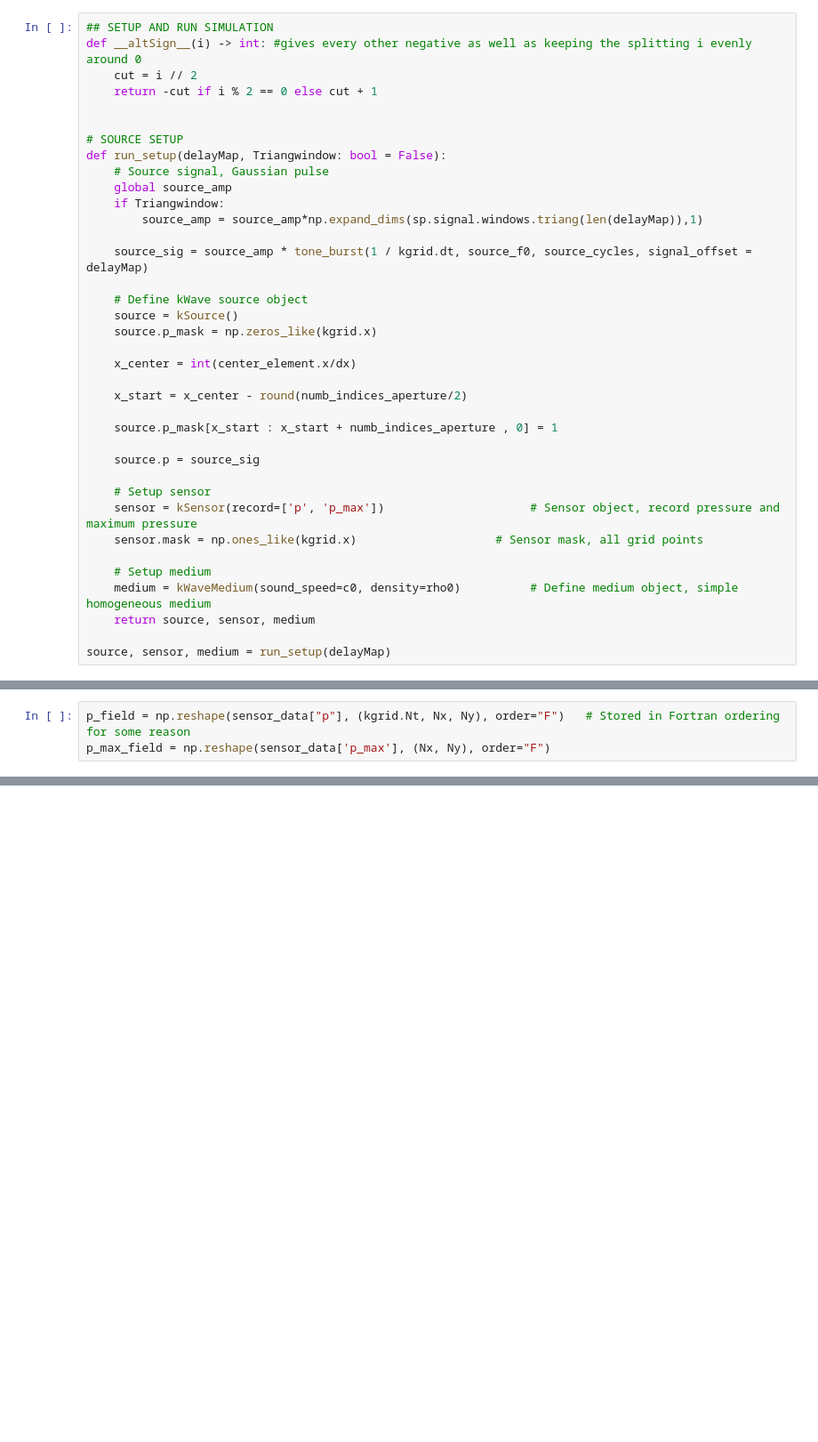
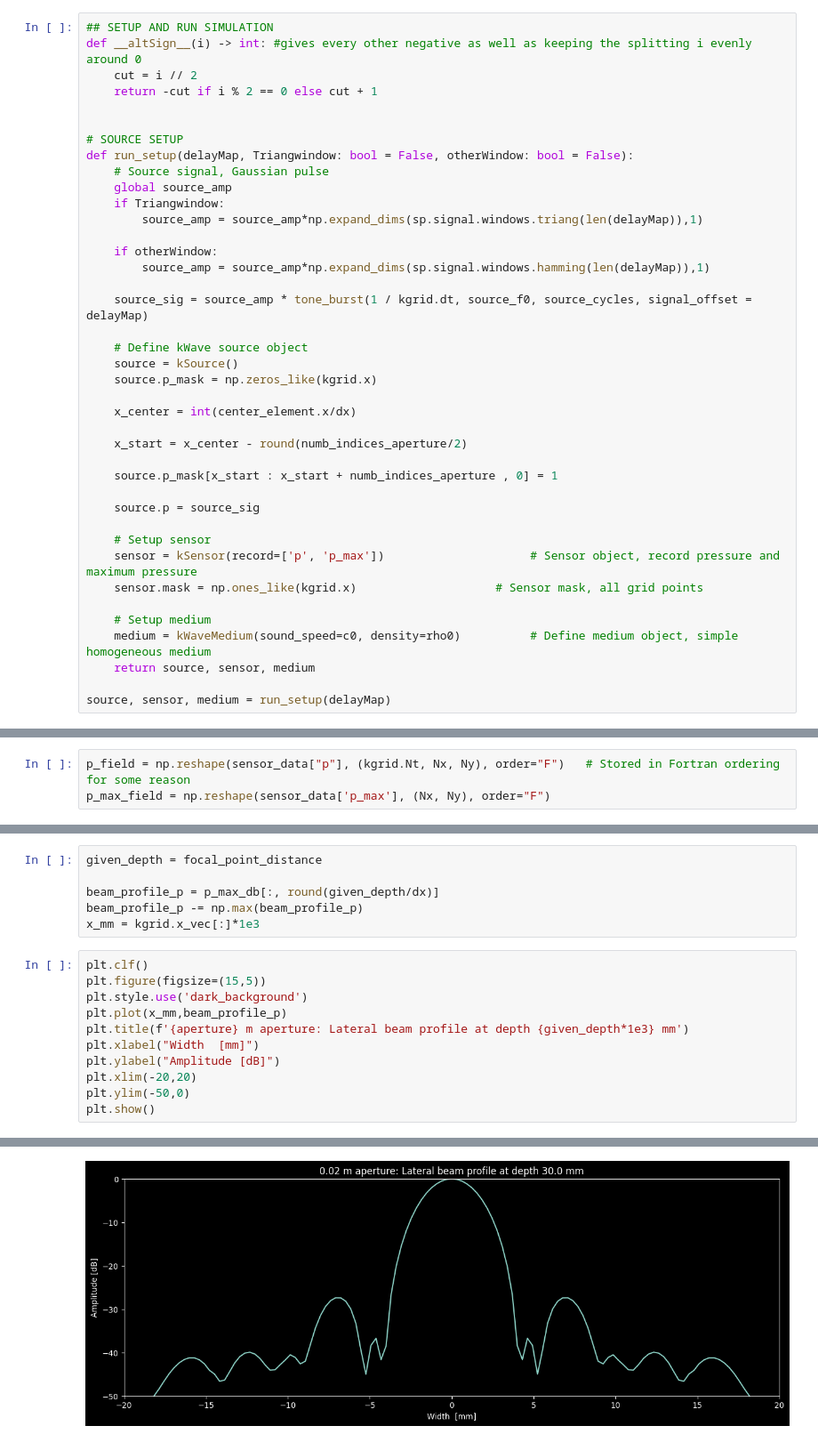
Before and after one commit to magnusgogstad/MEDT4165_ovinger, a Jupyter notebook: Exercise_5.ipynb, the cells around one changed output, grey strips where cells are left out. Shown at 89% size. Saved outputs shown, nothing was run; the diff lists cells and outputs as text; blank space fills up the shorter version.

```diff
--- a/Exercise_5.ipynb
+++ b/Exercise_5.ipynb
@@ -127,11 +127,14 @@ def __altSign__(i) -> int: #gives every other negative as well as keeping the sp
 
 
 # SOURCE SETUP
-def run_setup(delayMap, Triangwindow: bool = False):
+def run_setup(delayMap, Triangwindow: bool = False, otherWindow: bool = False):
     # Source signal, Gaussian pulse
     global source_amp
     if Triangwindow:
         source_amp = source_amp*np.expand_dims(sp.signal.windows.triang(len(delayMap)),1)
+
+    if otherWindow:
+        source_amp = source_amp*np.expand_dims(sp.signal.windows.hamming(len(delayMap)),1)
 
     source_sig = source_amp * tone_burst(1 / kgrid.dt, source_f0, source_cycles, signal_offset = delayMap)
 
@@ -530,3 +531,21 @@ plt.colorbar(im1, pad=0.1, shrink=0.9, label="[dB]")
 plt.show()
 # %% [output]
 [figure]
+# %%
+given_depth = focal_point_distance
+
+beam_profile_p = p_max_db[:, round(given_depth/dx)]
+beam_profile_p -= np.max(beam_profile_p)
+x_mm = kgrid.x_vec[:]*1e3
+# %%
+plt.clf()
+plt.figure(figsize=(15,5))
+plt.style.use('dark_background')
+plt.plot(x_mm,beam_profile_p)
+plt.title(f'{aperture} m aperture: Lateral beam profile at depth {given_depth*1e3} mm')
+plt.xlabel("Width  [mm]")
+plt.ylabel("Amplitude [dB]")
+plt.xlim(-20,20)
+plt.ylim(-50,0)
+plt.show()
+# %% [output]
@@ -532,0 +553 @@ plt.show()
+[figure, added]
```
Also changed, not shown: parts of 14 cells of this notebook.
